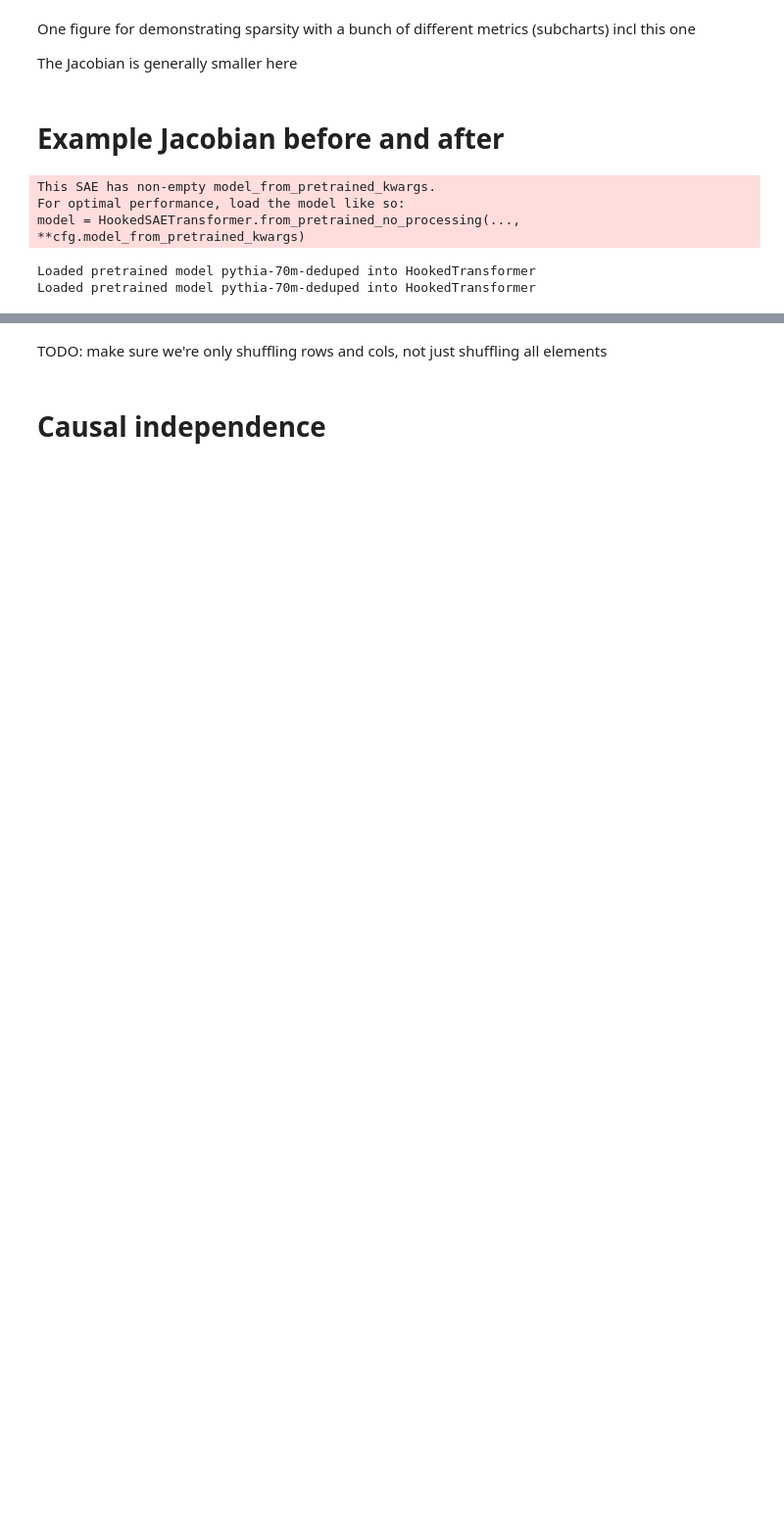
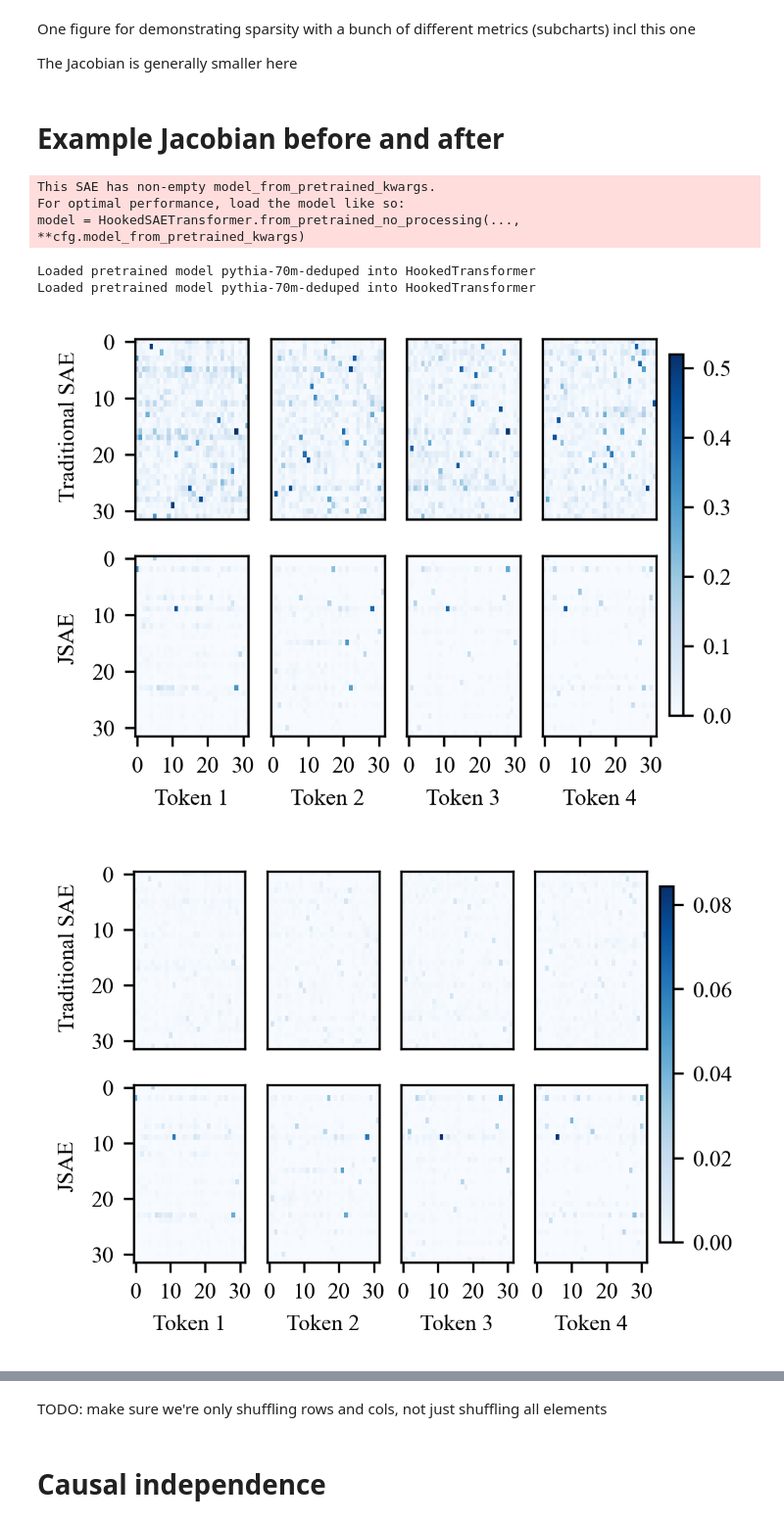
Before and after one commit to jugard99/jacobian-saes, a Jupyter notebook: notebooks/final_charts.ipynb, the cells around one changed output, grey strips where cells are left out. Shown at 98% size. Cells and saved outputs as stored; diff of their text form; code cells hidden in the pictures; blank space fills up the shorter version.

```diff
--- a/notebooks/final_charts.ipynb
+++ b/notebooks/final_charts.ipynb
@@ -179,0 +159,61 @@ plot_jacobian_examples(), plot_jacobian_examples(normalization="L1"), plot_jacob
+# %%
+def plot_jacobian_examples(normalization: Literal[None, "L1", "L2"] = None):
+    fig, axs = plt.subplots(2, 4, figsize=(3.25, 2.5), dpi=300)
+
+    # Create common colorbar scale
+    vmax = 0
+    jacs = []
+    jacs_no_optim = []
+    for seq_pos in range(4):
+        jac = jacobian[0, seq_pos+1].detach().cpu().abs().numpy()
+        jac_no_optim = jacobian_no_optim[0, seq_pos+1].detach().cpu().abs().numpy()
+        if normalization == "L1":
+            jac /= np.abs(jac).sum()
+            jac_no_optim /= np.abs(jac_no_optim).sum()
+        elif normalization == "L2":
+            jac /= np.sqrt(np.sum(jac**2))
+            jac_no_optim /= np.sqrt(np.sum(jac_no_optim**2))
+        vmax = max(vmax, max(jac.max(), jac_no_optim.max()))
+        jacs.append(jac)
+        jacs_no_optim.append(jac_no_optim)
+
+    # Plot heatmaps
+    for seq_pos, (jac, jac_no_optim) in enumerate(zip(jacs, jacs_no_optim)):
+        # Plot heatmaps with consistent colorscale
+        im1 = axs[0, seq_pos].imshow(jac_no_optim, cmap='Blues', aspect='auto', vmin=0, vmax=vmax)
+        im2 = axs[1, seq_pos].imshow(jac, cmap='Blues', aspect='auto', vmin=0, vmax=vmax)
+
+        # Clean up axes
+        axs[0, seq_pos].set_xticks([])  # Remove x ticks from top row
+        axs[0, seq_pos].set_yticks(np.arange(0, jac.shape[0], 10))
+        axs[1, seq_pos].set_yticks(np.arange(0, jac.shape[0], 10))
+        axs[1, seq_pos].set_xticks(np.arange(0, jac.shape[1], 10))
+
+        # Only show y-axis labels for leftmost plots
+        if seq_pos > 0:
+            axs[0, seq_pos].set_yticks([])
+            axs[1, seq_pos].set_yticks([])
+
+    # Add row labels
+    fig.text(0.01, 0.71, 'Traditional SAE', va='center', rotation=90)
+    fig.text(0.01, 0.3, 'JSAE', va='center', rotation=90)
+
+    # Add column labels
+    for i in range(4):
+        axs[1, i].set_xlabel(f'Token {i+1}')
+
+    # Add colorbar
+    cbar_ax = fig.add_axes([0.92, 0.15, 0.02, 0.7])
+    fig.colorbar(im1, cax=cbar_ax)
+
+    # Save figure
+    suffix = f"_{normalization.lower()}" if normalization else ""
+    plt.savefig(f'./charts/jac_example{suffix}.pdf',
+                dpi=300, bbox_inches='tight', pad_inches=0.1)
+    plt.show()
+
+
+plot_jacobian_examples(), plot_jacobian_examples(normalization="L1"), plot_jacobian_examples(normalization="L2");
+# %% [output]
+[figure, added]
+[figure, added]
```
Also changed, not shown: parts of 10 cells of this notebook, 14 other files.
